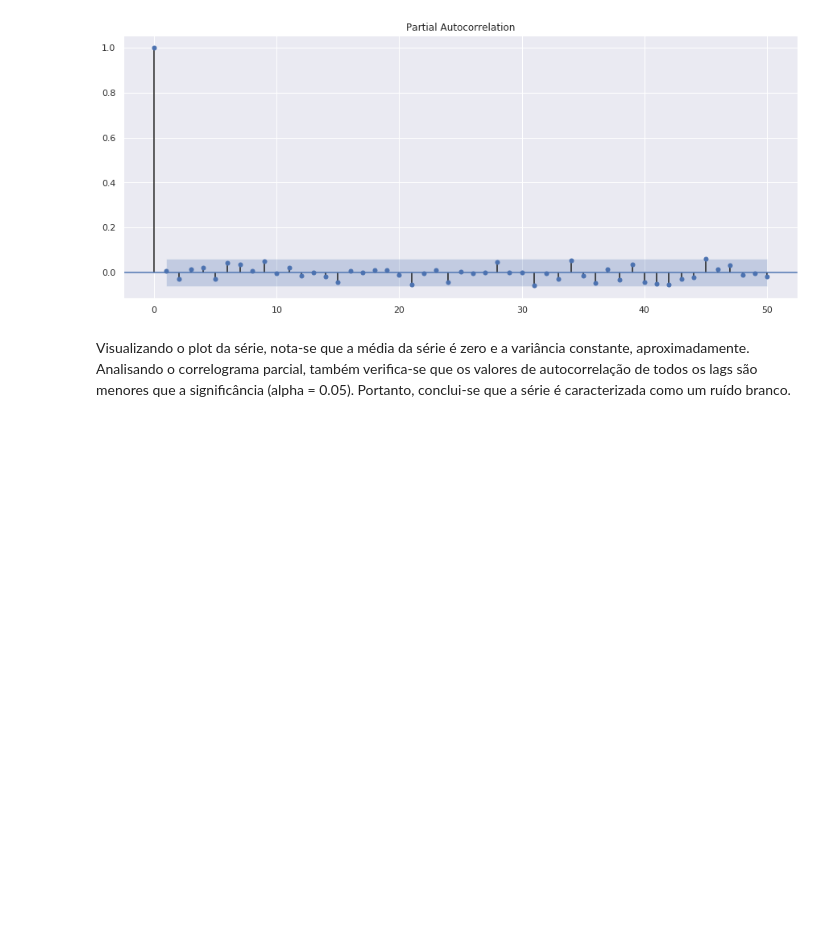
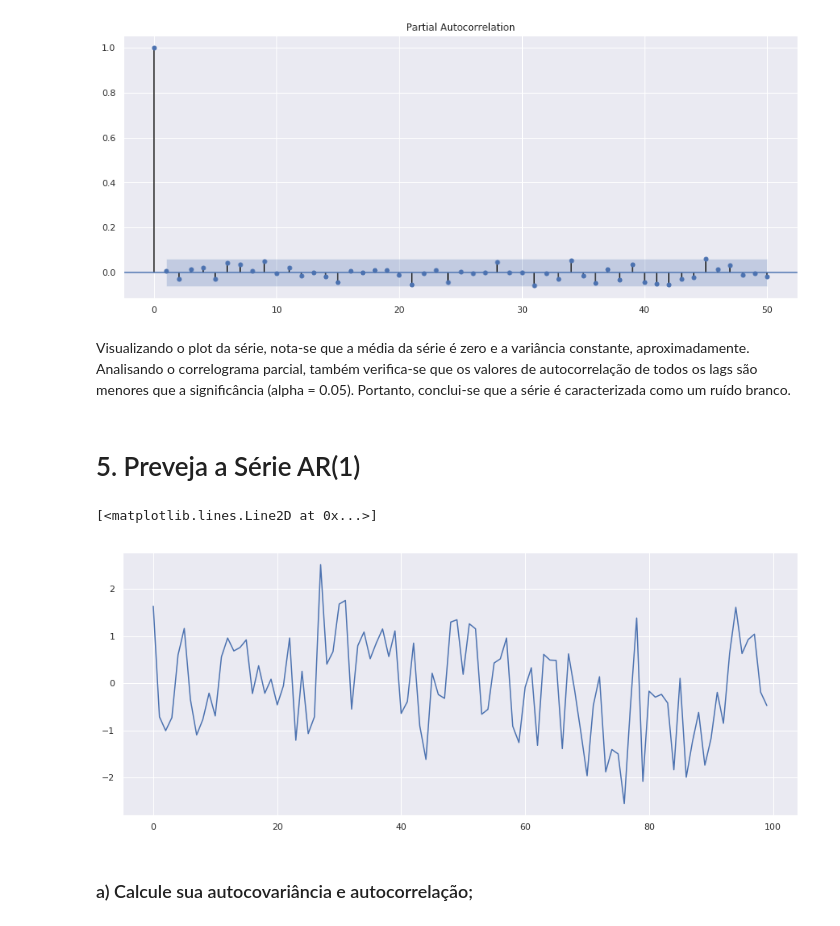
Before and after one commit to jvcm/time-series, a Jupyter notebook: lista_2.ipynb, the cells around one changed output. Cells and saved outputs as stored; diff of their text form; code cells hidden in the pictures; blank space fills up the shorter version.

```diff
--- a/lista_2.ipynb
+++ b/lista_2.ipynb
@@ -48,0 +57,10 @@ Lynx : 1538.017543859649
+# %%
+for s, ser in enumerate(series):
+    print(nomes[s],':')
+    serie = np.array(ser)
+    array = np.zeros(20)
+    for i in range(20):
+        acv = autoCovariance(serie, i)
+        array[i] = acv
+    print(array)
+    print()
@@ -48,0 +89,13 @@ Lynx : 1538.017543859649
+# %%
+def autoCorrelation(X, h):
+    return autoCovariance(X, h) / autoCovariance(X, 0)
+# %%
+for s, ser in enumerate(series):
+    print(nomes[s],':')
+    serie = np.array(ser)
+    array = np.zeros(20)
+    for i in range(20):
+        acr = autoCorrelation(serie, i)
+        array[i] = acr
+    print(array)
+    print()
@@ -64,3 +135,21 @@ auto = smt.graphics.plot_pacf(data, lags=50, alpha=0.05)
 [figure]
 # %% [markdown]
 Visualizando o plot da série, nota-se que a média da série é zero e a variância constante, aproximadamente. Analisando o correlograma parcial, também verifica-se que os valores de autocorrelação de todos os lags são menores que a significância (alpha = 0.05). Portanto, conclui-se que a série é caracterizada como um ruído branco.
+# %% [markdown]
+# 5. Preveja a Série AR(1)
+# %%
+def generateAR1(n = 100, sigma = 1.0, phi = 0.4, x0 = 1.0):
+    random_normal = [i for i in np.random.normal(scale=sigma, size = n)]
+    series = np.zeros(n)
+    series[0] = x0 + random_normal[0]
+    for i in range(1, n):
+        series[i] = random_normal[i] + phi*series[i-1]
+    return series
+# %%
+s = generateAR1()
+plt.plot(s)
+# %% [output]
+[<matplotlib.lines.Line2D at 0x...>]
+[figure, added]
+# %% [markdown]
+### a) Calcule sua autocovariância e autocorrelação;
```
Also changed, not shown: parts of 9 cells of this notebook.
